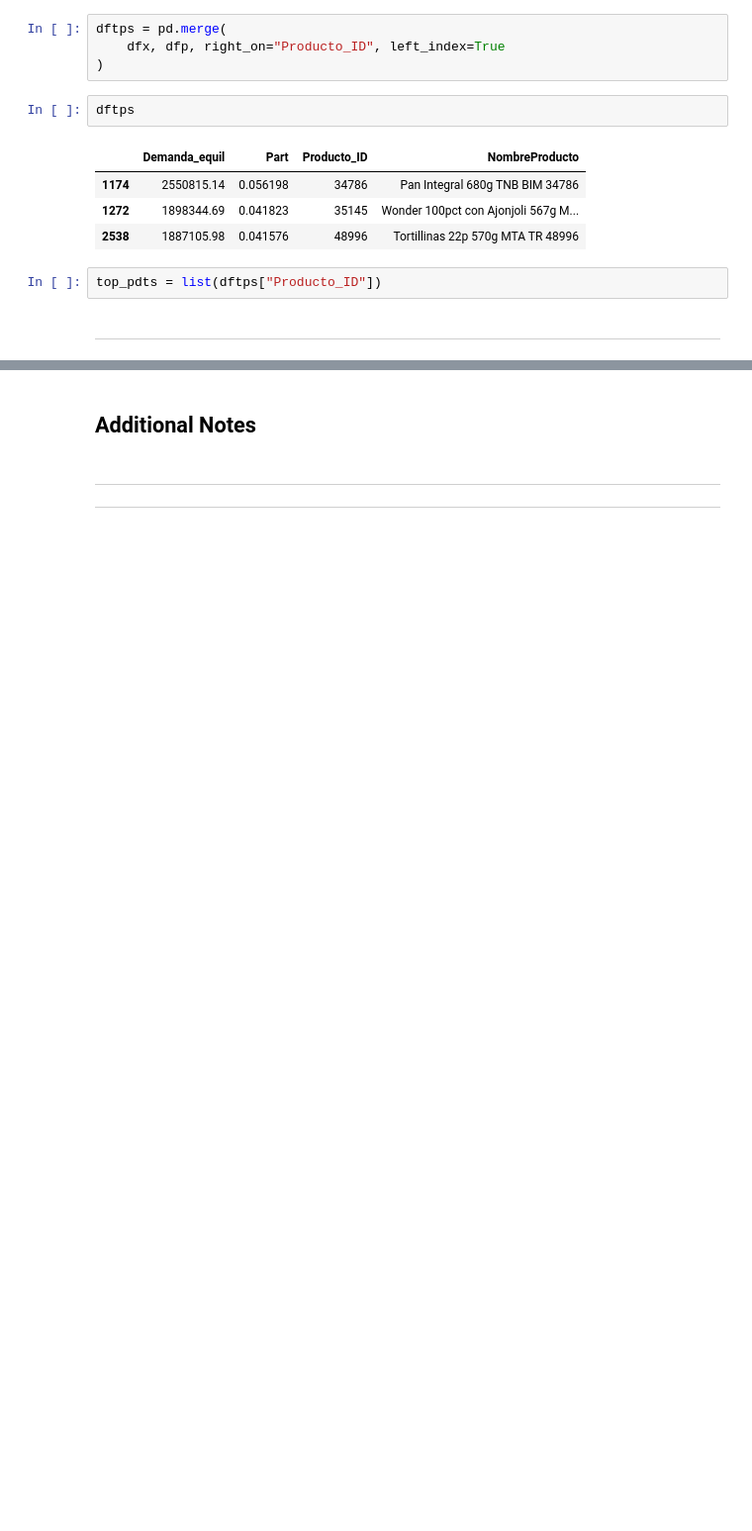
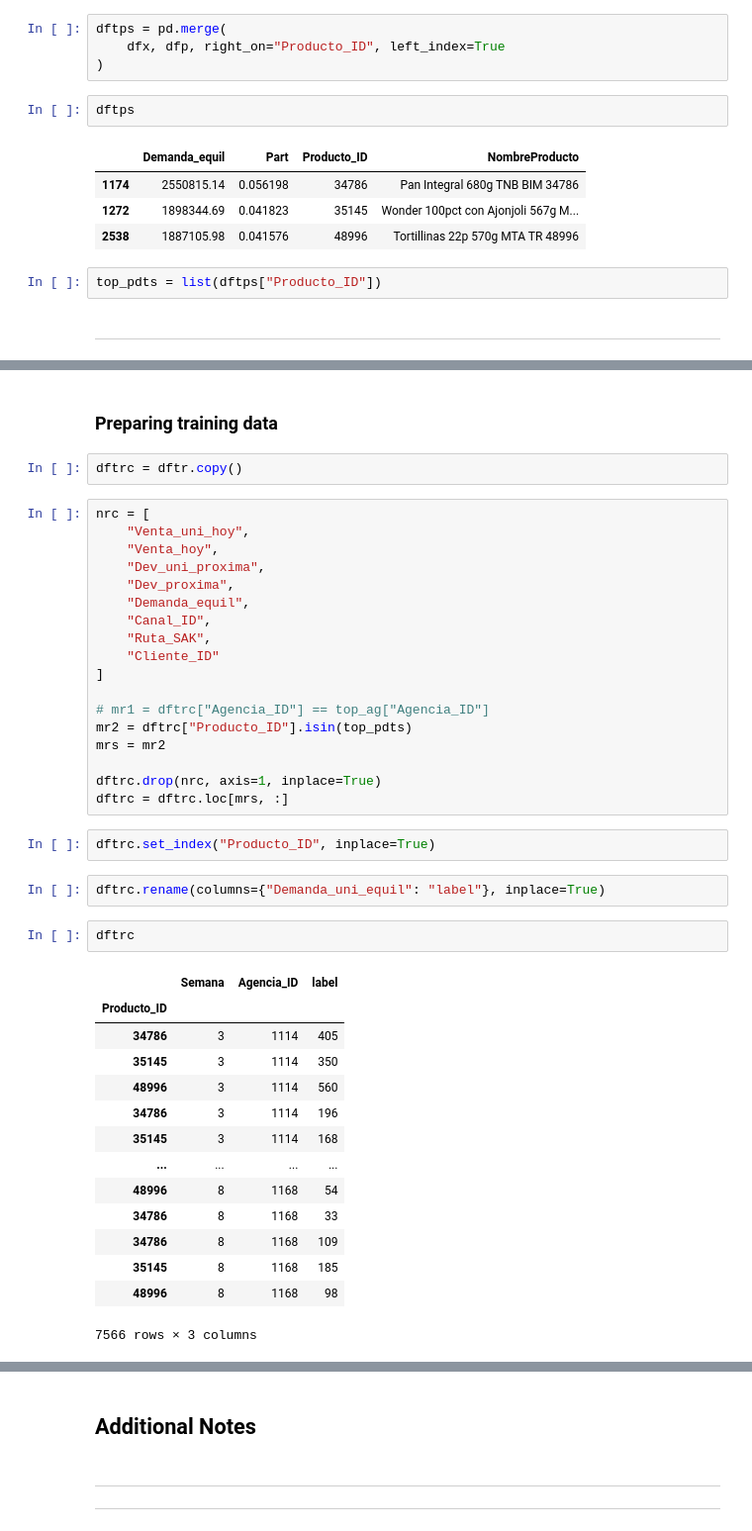
Before and after one commit to Roberto919/abx_answers, a Jupyter notebook: notebooks/abxrp_nb.ipynb, the cells around one changed output, grey strips where cells are left out. Shown at 99% size. Saved outputs shown, nothing was run; the diff lists cells and outputs as text; blank space fills up the shorter version.

```diff
--- a/notebooks/abxrp_nb.ipynb
+++ b/notebooks/abxrp_nb.ipynb
@@ -642,0 +604,43 @@ top_pdts = list(dftps["Producto_ID"])
+# %% [markdown]
+### Preparing training data
+# %%
+dftrc = dftr.copy()
+# %%
+nrc = [
+    "Venta_uni_hoy",
+    "Venta_hoy",
+    "Dev_uni_proxima",
+    "Dev_proxima",
+    "Demanda_equil",
+    "Canal_ID",
+    "Ruta_SAK",
+    "Cliente_ID"
+]
+
+# mr1 = dftrc["Agencia_ID"] == top_ag["Agencia_ID"]
+mr2 = dftrc["Producto_ID"].isin(top_pdts)
+mrs = mr2
+
+dftrc.drop(nrc, axis=1, inplace=True)
+dftrc = dftrc.loc[mrs, :]
+# %%
+dftrc.set_index("Producto_ID", inplace=True)
+# %%
+dftrc.rename(columns={"Demanda_uni_equil": "label"}, inplace=True)
+# %%
+dftrc
+# %% [output]
+|  | Semana | Agencia_ID | label |
+| Producto_ID |  |  |  |
+| 34786 | 3 | 1114 | 405 |
+| 35145 | 3 | 1114 | 350 |
+| 48996 | 3 | 1114 | 560 |
+| 34786 | 3 | 1114 | 196 |
+| 35145 | 3 | 1114 | 168 |
+| ... | ... | ... | ... |
+| 48996 | 8 | 1168 | 54 |
+| 34786 | 8 | 1168 | 33 |
+| 34786 | 8 | 1168 | 109 |
+| 35145 | 8 | 1168 | 185 |
+| 48996 | 8 | 1168 | 98 |
+7566 rows × 3 columns
```
Also changed, not shown: parts of 10 cells of this notebook, 1 other file.
